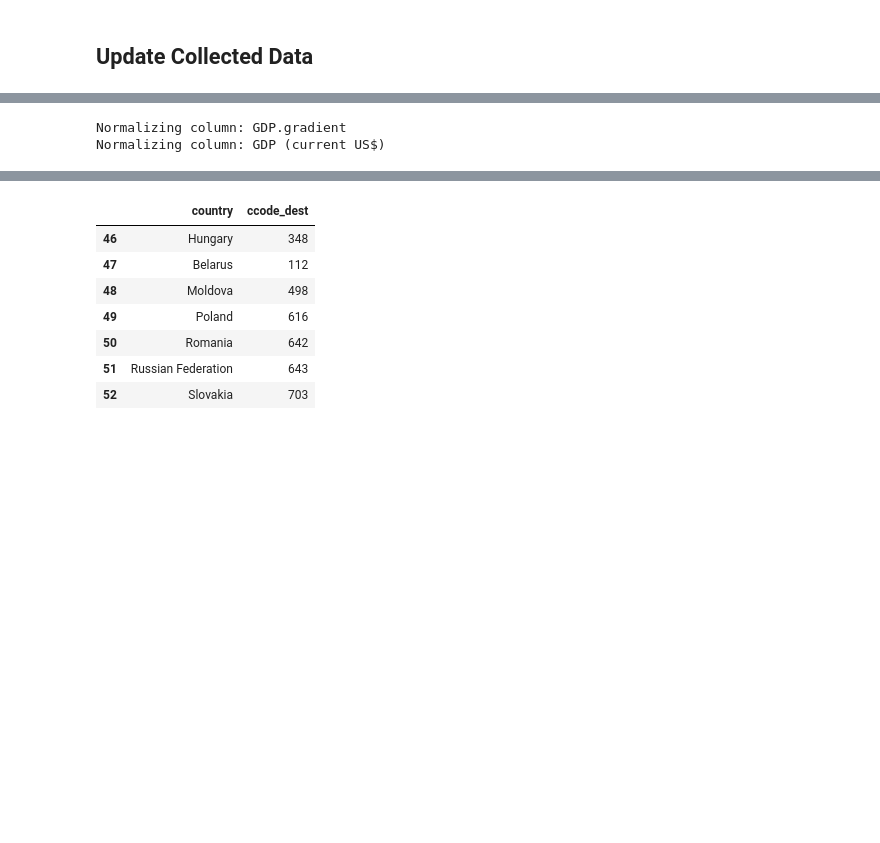
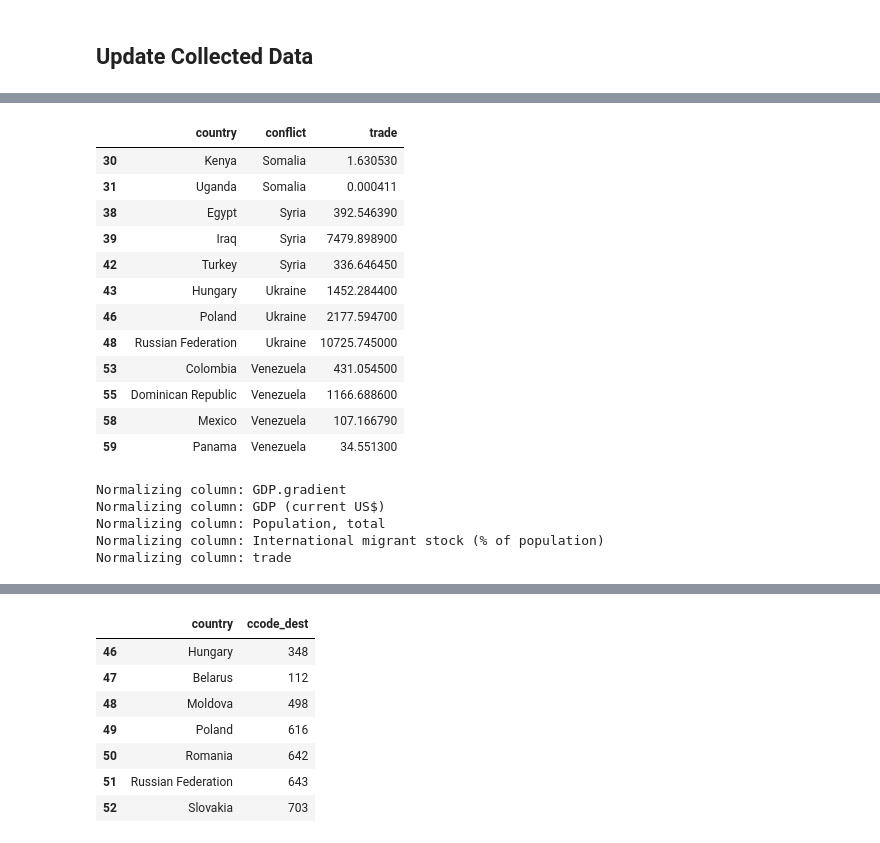
Before and after one commit to jataware/refugee_modeling, a Jupyter notebook: data_prep/data-alignment.ipynb, the cells around one changed output, grey strips where cells are left out. Drawn from its saved outputs; the diff is of its cells as text; code cells hidden in the pictures; blank space fills up the shorter version.

```diff
--- a/data_prep/data-alignment.ipynb
+++ b/data_prep/data-alignment.ipynb
@@ -210,7 +289,23 @@ unhcr_conf = unhcr_conf.apply(lambda row: gen_gradient(row),axis=1)
+# %%
+unhcr_conf[unhcr_conf['trade']>0][['country','conflict','trade']]
+# %% [output]
+|  | country | conflict | trade |
+| 30 | Kenya | Somalia | 1.630530 |
+| 31 | Uganda | Somalia | 0.000411 |
+| 38 | Egypt | Syria | 392.546390 |
+| 39 | Iraq | Syria | 7479.898900 |
+| 42 | Turkey | Syria | 336.646450 |
+| 43 | Hungary | Ukraine | 1452.284400 |
+| 46 | Poland | Ukraine | 2177.594700 |
+| 48 | Russian Federation | Ukraine | 10725.745000 |
+| 53 | Colombia | Venezuela | 431.054500 |
+| 55 | Dominican Republic | Venezuela | 1166.688600 |
+| 58 | Mexico | Venezuela | 107.166790 |
+| 59 | Panama | Venezuela | 34.551300 |
 # %%
 from sklearn.preprocessing import MinMaxScaler
 
-cols_to_scale = ['GDP.gradient','GDP (current US$)']
+cols_to_scale = ['GDP.gradient','GDP (current US$)', 'Population, total','International migrant stock (% of population)','trade']
 scaler = MinMaxScaler()
 for col in cols_to_scale:
     print(f"Normalizing column: {col}")
@@ -226,6 +321,9 @@ for col in cols_to_scale:
 # %% [output]
 Normalizing column: GDP.gradient
 Normalizing column: GDP (current US$)
+Normalizing column: Population, total
+Normalizing column: International migrant stock (% of population)
+Normalizing column: trade
 # %%
 unhcr_conf['pct_tot'] = unhcr_conf['refugees'] / unhcr_conf.groupby('conflict')['refugees'].transform('sum')
 # %%
```
Also changed, not shown: parts of 28 cells of this notebook, 10 other files.
